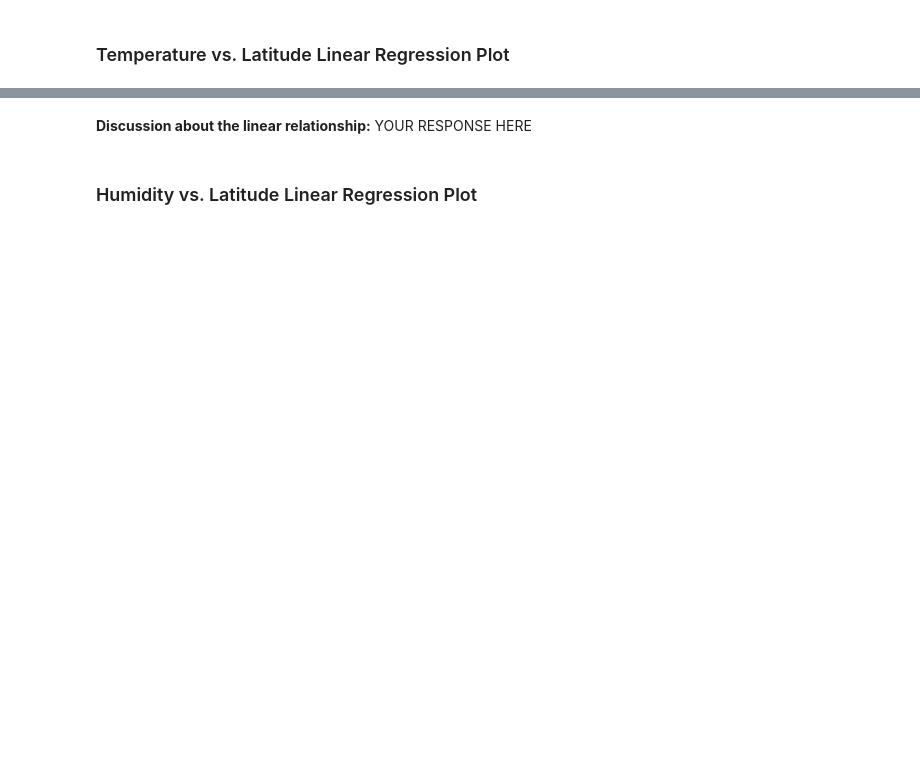
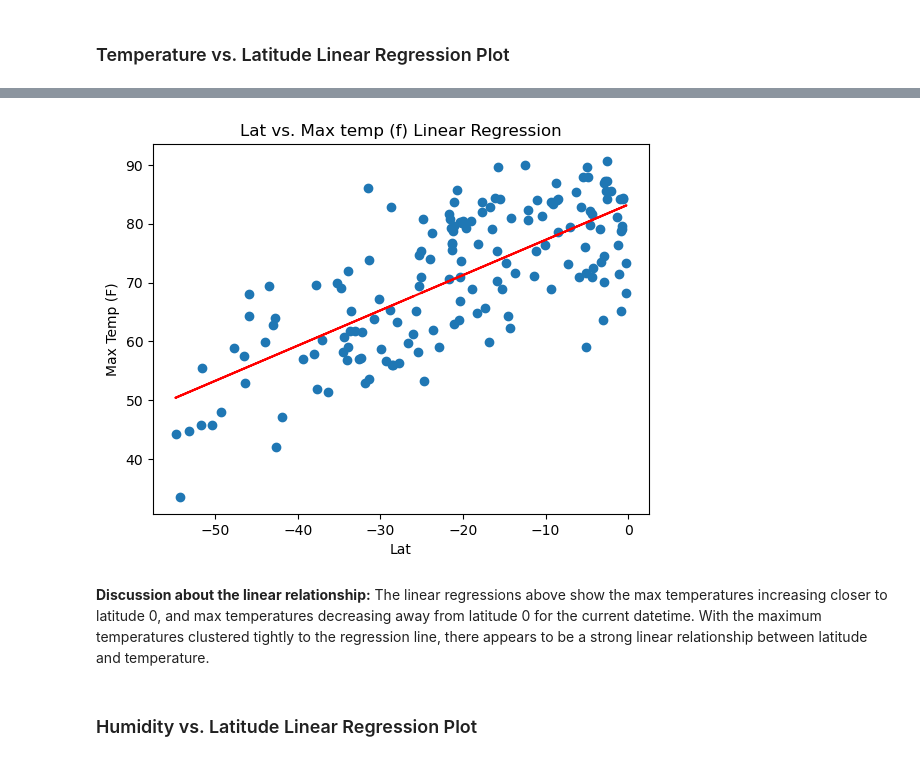
Before and after one commit to dalfonsonash/python-api-challenge, a Jupyter notebook: WeatherPy/Starter_Code/starter_code/WeatherPy.ipynb, the cells around one changed output, grey strips where cells are left out. Cells and saved outputs as stored; diff of their text form; code cells hidden in the pictures; blank space fills up the shorter version.

```diff
--- a/WeatherPy/Starter_Code/starter_code/WeatherPy.ipynb
+++ b/WeatherPy/Starter_Code/starter_code/WeatherPy.ipynb
@@ -321,6 +371,6 @@ northern_hemi_df.head()
 # %%
 # Create a DataFrame with the Southern Hemisphere data (Latitude < 0)
 # YOUR CODE HERE
-
+southern_hemi_df = city_data_df.loc[city_data_df["Lat"] < 0]
 # Display sample data
 southern_hemi_df.head()
@@ -332,8 +393,11 @@ southern_hemi_df.head()
 # %%
 # Linear regression on Southern Hemisphere
 # YOUR CODE HERE
+plot_linear_regression(southern_hemi_df, 'Lat', 'Max Temp (F)')
+# %% [output]
+[figure, added]
-# %% [markdown]
-**Discussion about the linear relationship:** YOUR RESPONSE HERE
+# %% [markdown]
+**Discussion about the linear relationship:** The linear regressions above show the max temperatures increasing closer to latitude 0, and max temperatures decreasing away from latitude 0 for the current datetime.  With the maximum temperatures clustered tightly to the regression line, there appears to be a strong linear relationship between latitude and temperature.
 # %% [markdown]
 ### Humidity vs. Latitude Linear Regression Plot
 # %%
```
Also changed, not shown: parts of 28 cells of this notebook.
